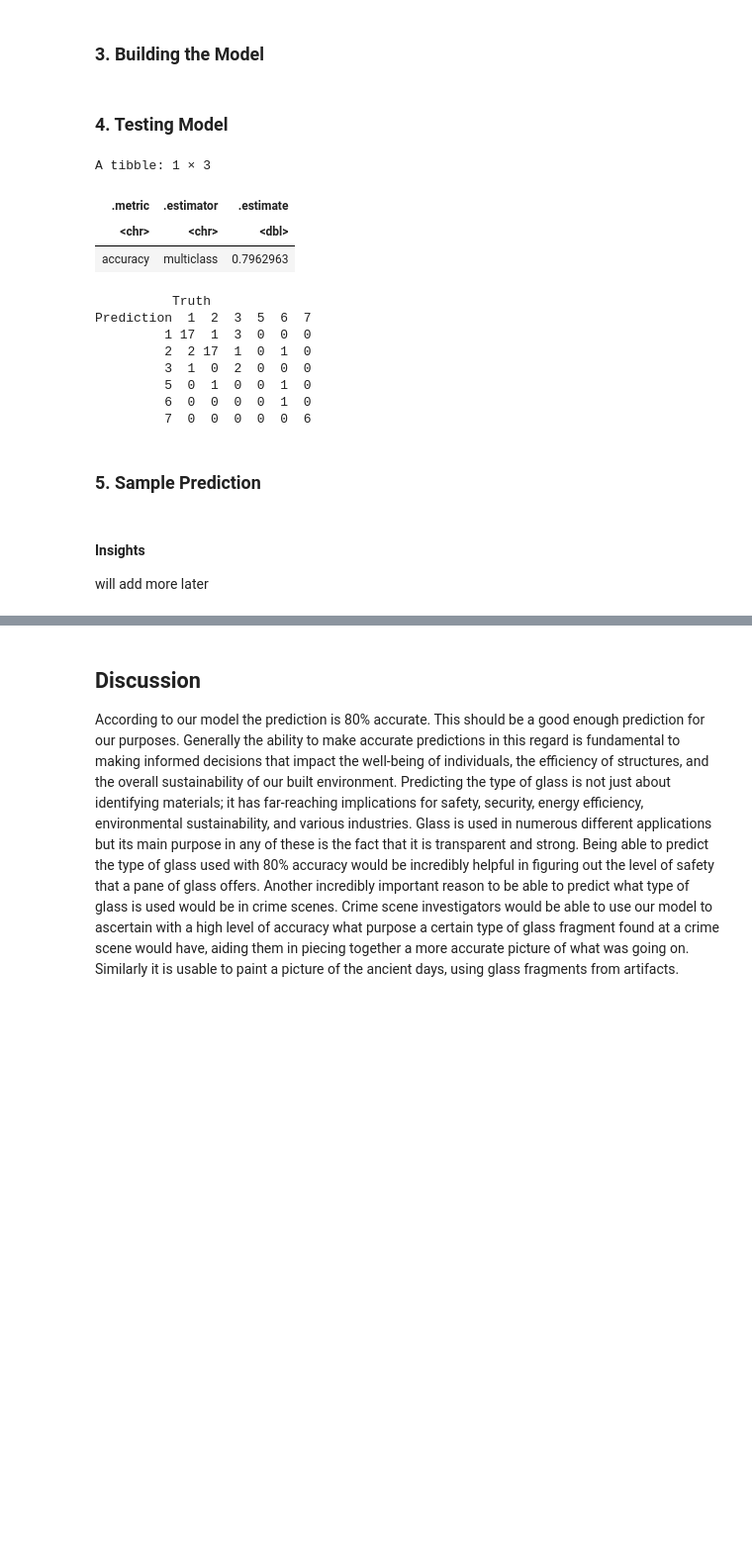
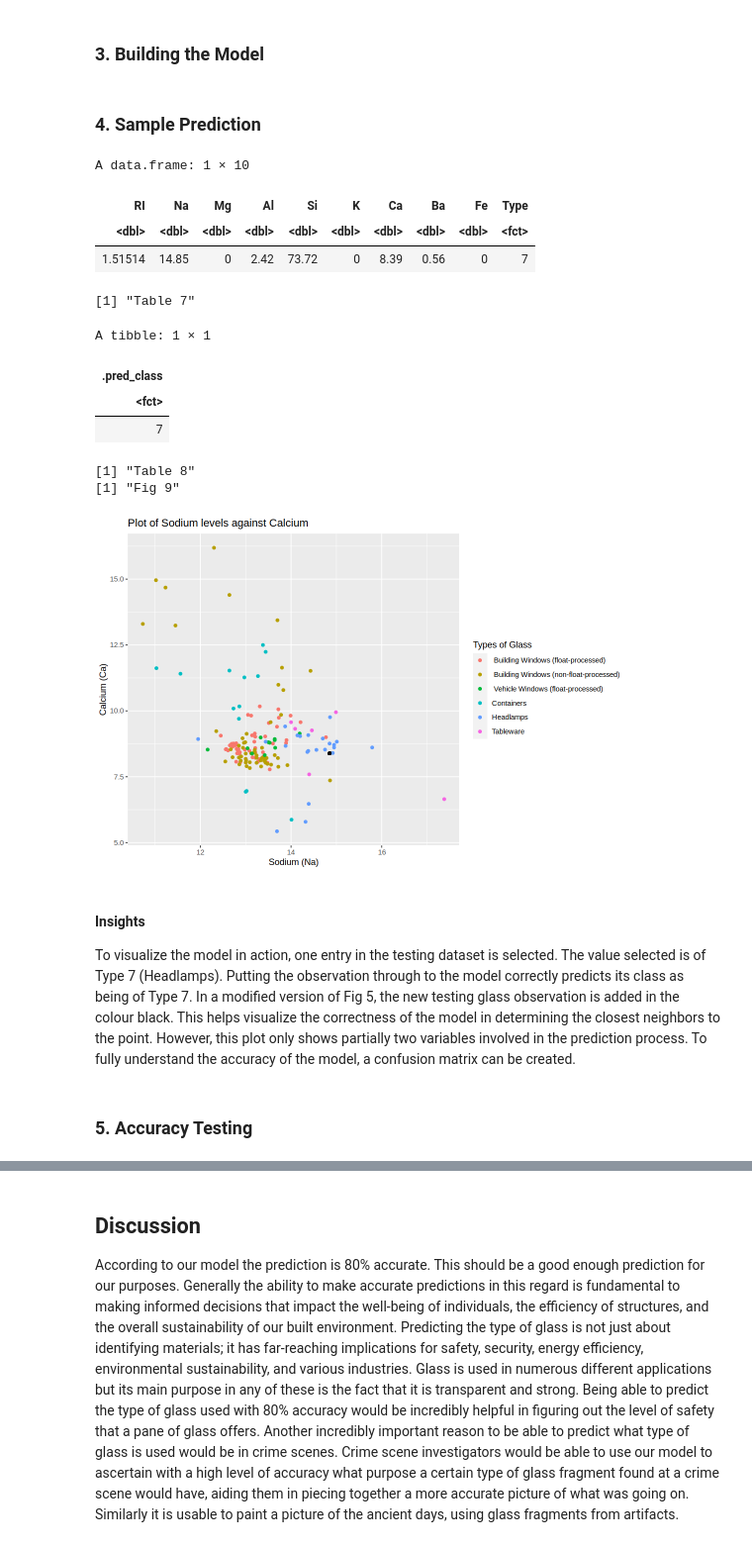
Before and after one commit to nlmanama/DSCI100-GroupProject, a Jupyter notebook: report.ipynb, the cells around one changed output, grey strips where cells are left out. Shown at 99% size. Drawn from its saved outputs; the diff is of its cells as text; code cells hidden in the pictures; blank space fills up the shorter version.

```diff
--- a/report.ipynb
+++ b/report.ipynb
@@ -345,46 +317,43 @@ knn_fit <- workflow() |>
     add_recipe(knn_recipe) |>
     add_model(glass_spec) |>
     fit(data = ups_glass_train)
-# %% [markdown]
-### 4. Testing Model
-# %%
-# Testing it and finding the accuracy
-
-set.seed(321)
-
-glass_predictions <- knn_fit |>
-    predict(glass_test) |>
-    bind_cols(glass_test)
-
-prediction_metrics <- glass_predictions |>
-    metrics(truth = Type, estimate = .pred_class) |>
-    filter(.metric == "accuracy")
-
-glass_conf_mat <- glass_predictions |>
-    conf_mat(truth = Type, estimate = .pred_class)
-
-prediction_metrics
-glass_conf_mat
-# %% [output]
-A tibble: 1 × 3
-| .metric | .estimator | .estimate |
-| <chr> | <chr> | <dbl> |
-| accuracy | multiclass | 0.7962963 |
-          Truth
-Prediction  1  2  3  5  6  7
-         1 17  1  3  0  0  0
-         2  2 17  1  0  1  0
-         3  1  0  2  0  0  0
-         5  0  1  0  0  1  0
-         6  0  0  0  0  1  0
-         7  0  0  0  0  0  6
 # %% [markdown]
-### 5. Sample Prediction
+### 4. Sample Prediction
 # %%
-unknown_glass = tibble(1.5, 14, 0.7, 1, 72, 0.5, 9, 0.1, 0.05)
+random_glass <- glass_train |> slice(154)
+random_glass
+print("Table 7")
 
-#work in progress
+random_glass_pred <- predict(knn_fit, random_glass)
+random_glass_pred
+print("Table 8")
+
+na_ca_unknown_plot <- ggplot(glass_name, aes(x = Na, y = Ca)) +
+    geom_point(aes(color = Type)) +
+    labs(title = "Plot of Sodium levels against Calcium",
+            x = "Sodium (Na)",
+            y = "Calcium (Ca)",
+            color = "Types of Glass") +
+    geom_point(aes(x=14.85,y=8.39),colour="black")
+
+na_ca_unknown_plot
+print("Fig 9")
+# %% [output]
+A data.frame: 1 × 10
+| RI | Na | Mg | Al | Si | K | Ca | Ba | Fe | Type |
+| <dbl> | <dbl> | <dbl> | <dbl> | <dbl> | <dbl> | <dbl> | <dbl> | <dbl> | <fct> |
+| 1.51514 | 14.85 | 0 | 2.42 | 73.72 | 0 | 8.39 | 0.56 | 0 | 7 |
+[1] "Table 7"
+A tibble: 1 × 1
+| .pred_class |
+| <fct> |
+| 7 |
+[1] "Table 8"
+[1] "Fig 9"
+[figure, added]
 # %% [markdown]
 #### Insights
 
-will add more later
+To visualize the model in action, one entry in the testing dataset is selected. The value selected is of Type 7 (Headlamps). Putting the observation through to the model correctly predicts its class as being of Type 7. In a modified version of Fig 5, the new testing glass observation is added in the colour black. This helps visualize the correctness of the model in determining the closest neighbors to the point. However, this plot only shows partially two variables involved in the prediction process. To fully understand the accuracy of the model, a confusion matrix can be created.
+# %% [markdown]
+### 5. Accuracy Testing
```
Also changed, not shown: parts of 12 cells of this notebook.
